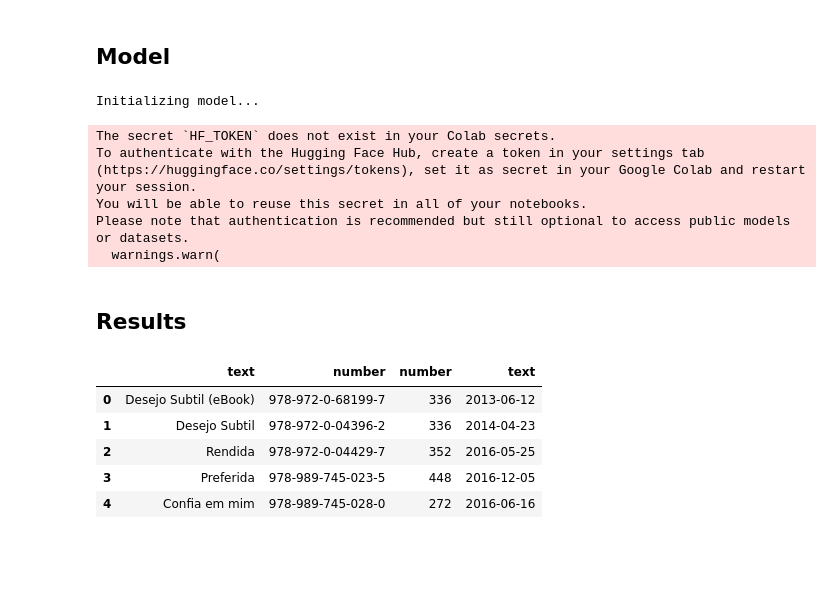
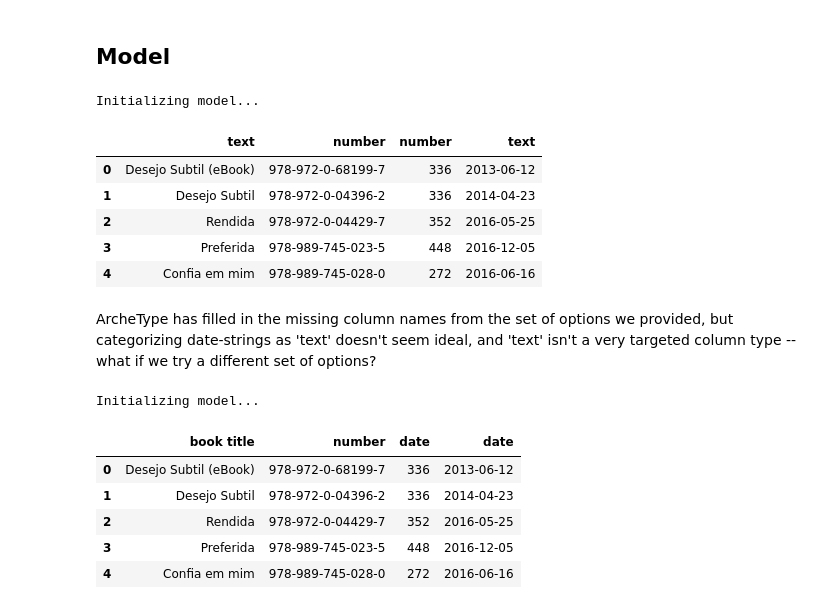
Before and after one commit to penfever/ArcheType, a Jupyter notebook: notebooks/Custom_Predictions_with_ArcheType.ipynb, the cells around one changed output. Saved outputs shown, nothing was run; the diff lists cells and outputs as text; code cells hidden in the pictures; blank space fills up the shorter version.

```diff
--- a/notebooks/Custom_Predictions_with_ArcheType.ipynb
+++ b/notebooks/Custom_Predictions_with_ArcheType.ipynb
@@ -70,21 +88,31 @@ args = {
 
 arch = ArcheTypePredictor(input_files = [df], user_args = args)
 new_df = arch.annotate_columns()
+new_df.head()
 # %% [output]
 Initializing model...
-The secret `HF_TOKEN` does not exist in your Colab secrets.
-To authenticate with the Hugging Face Hub, create a token in your settings tab (https://huggingface.co/settings/tokens), set it as secret in your Google Colab and restart your session.
-You will be able to reuse this secret in all of your notebooks.
-Please note that authentication is recommended but still optional to access public models or datasets.
-  warnings.warn(
+|  | text | number | number | text |
+| 0 | Desejo Subtil (eBook) | 978-972-0-68199-7 | 336 | 2013-06-12 |
+| 1 | Desejo Subtil | 978-972-0-04396-2 | 336 | 2014-04-23 |
+| 2 | Rendida | 978-972-0-04429-7 | 352 | 2016-05-25 |
+| 3 | Preferida | 978-989-745-023-5 | 448 | 2016-12-05 |
+| 4 | Confia em mim | 978-989-745-028-0 | 272 | 2016-06-16 |
-# %% [markdown]
-## Results
-# %%
-new_df.head()
-# %% [output]
-|  | text | number | number | text |
-| 0 | Desejo Subtil (eBook) | 978-972-0-68199-7 | 336 | 2013-06-12 |
-| 1 | Desejo Subtil | 978-972-0-04396-2 | 336 | 2014-04-23 |
-| 2 | Rendida | 978-972-0-04429-7 | 352 | 2016-05-25 |
-| 3 | Preferida | 978-989-745-023-5 | 448 | 2016-12-05 |
-| 4 | Confia em mim | 978-989-745-028-0 | 272 | 2016-06-16 |
+# %% [markdown]
+ArcheType has filled in the missing column names from the set of options we provided, but categorizing date-strings as 'text' doesn't seem ideal, and 'text' isn't a very targeted column type -- what if we try a different set of options?
+# %%
+args = {
+            "model_name": "flan-t5-base-zs",
+            "custom_labels" : ["text", "number", "date", "book title"],
+}
+
+arch = ArcheTypePredictor(input_files = [df], user_args = args)
+new_df = arch.annotate_columns()
+new_df.head()
+# %% [output]
+Initializing model...
+|  | book title | number | date | date |
+| 0 | Desejo Subtil (eBook) | 978-972-0-68199-7 | 336 | 2013-06-12 |
+| 1 | Desejo Subtil | 978-972-0-04396-2 | 336 | 2014-04-23 |
+| 2 | Rendida | 978-972-0-04429-7 | 352 | 2016-05-25 |
+| 3 | Preferida | 978-989-745-023-5 | 448 | 2016-12-05 |
+| 4 | Confia em mim | 978-989-745-028-0 | 272 | 2016-06-16 |
```
Also changed, not shown: parts of 16 cells of this notebook.
